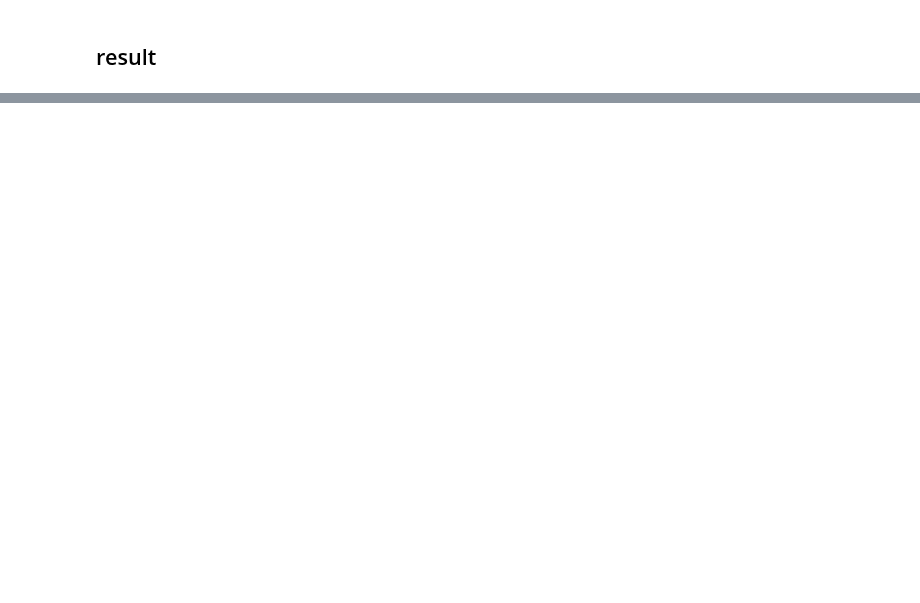
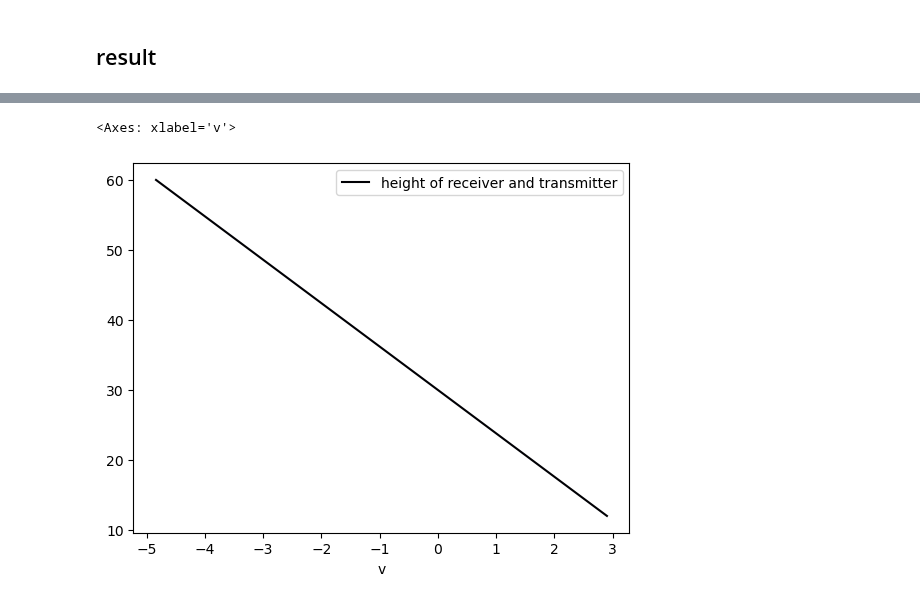
Before and after one commit to KotlecikzZiemniaczkami/diffraction-losses, a Jupyter notebook: MediaProjekt.ipynb, the cells around one changed output, grey strips where cells are left out. Cells and saved outputs as stored; diff of their text form; code cells hidden in the pictures; blank space fills up the shorter version.

```diff
--- a/MediaProjekt.ipynb
+++ b/MediaProjekt.ipynb
@@ -104,0 +108,5 @@ fresnelLoses
+# %%
+fresnelLoses.plot(x = 'v',y = 'height of receiver and transmitter' , kind = 'line', colormap = 'inferno')
+# %% [output]
+<Axes: xlabel='v'>
+[figure, added]
```
Also changed, not shown: parts of 18 cells of this notebook.
